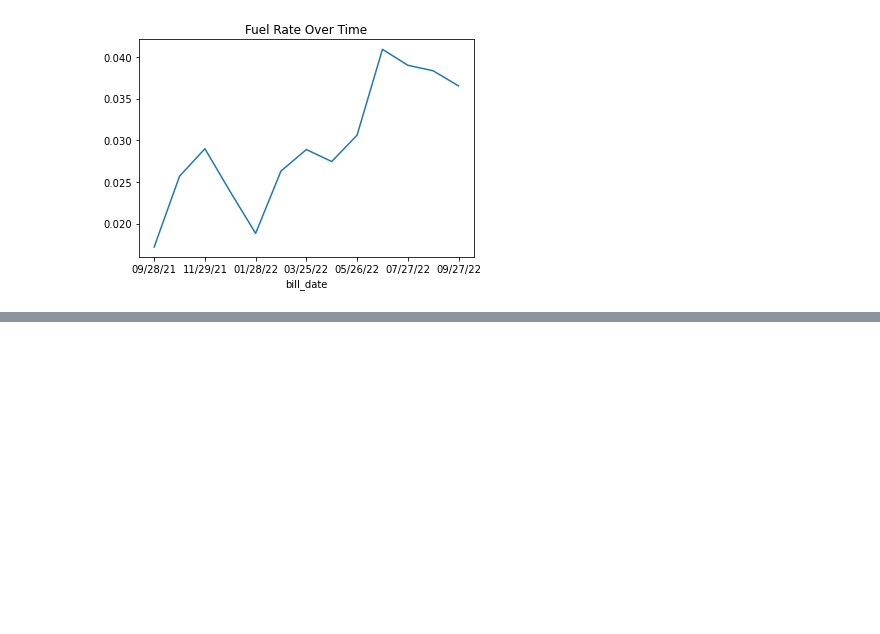
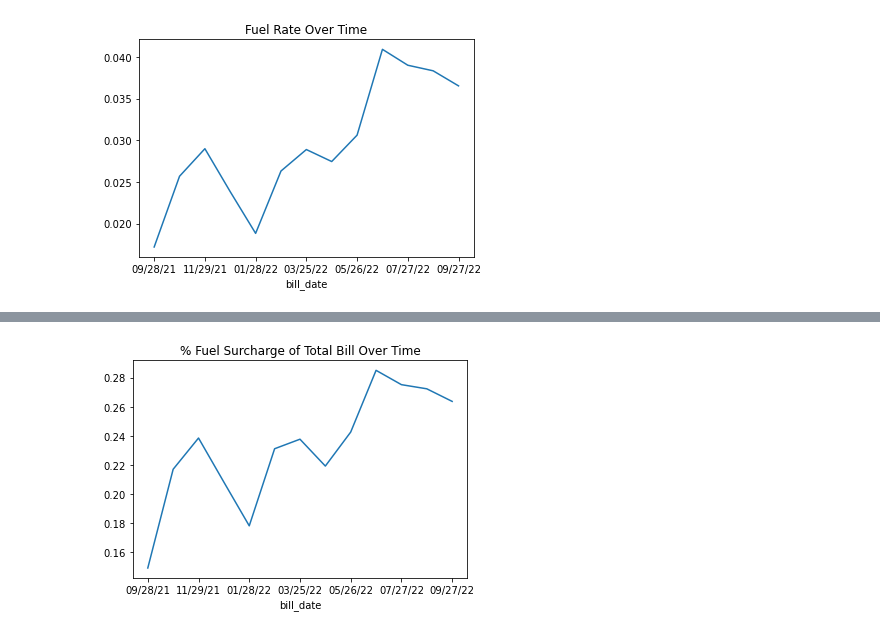
Before and after one commit to stephanie-jones78/what_the_cps, a Jupyter notebook: 05_houston_we_have_data.ipynb, the cells around one changed output, grey strips where cells are left out. Saved outputs shown, nothing was run; the diff lists cells and outputs as text; code cells hidden in the pictures; blank space fills up the shorter version.

```diff
--- a/05_houston_we_have_data.ipynb
+++ b/05_houston_we_have_data.ipynb
@@ -93,0 +137,6 @@ plt.show()
+# %%
+df.set_index('bill_date')['fuel_charge_%'].plot()
+plt.title('% Fuel Surcharge of Total Bill Over Time')
+plt.show()
+# %% [output]
+[figure, added]
```
Also changed, not shown: parts of 10 cells of this notebook, 5 other files.
